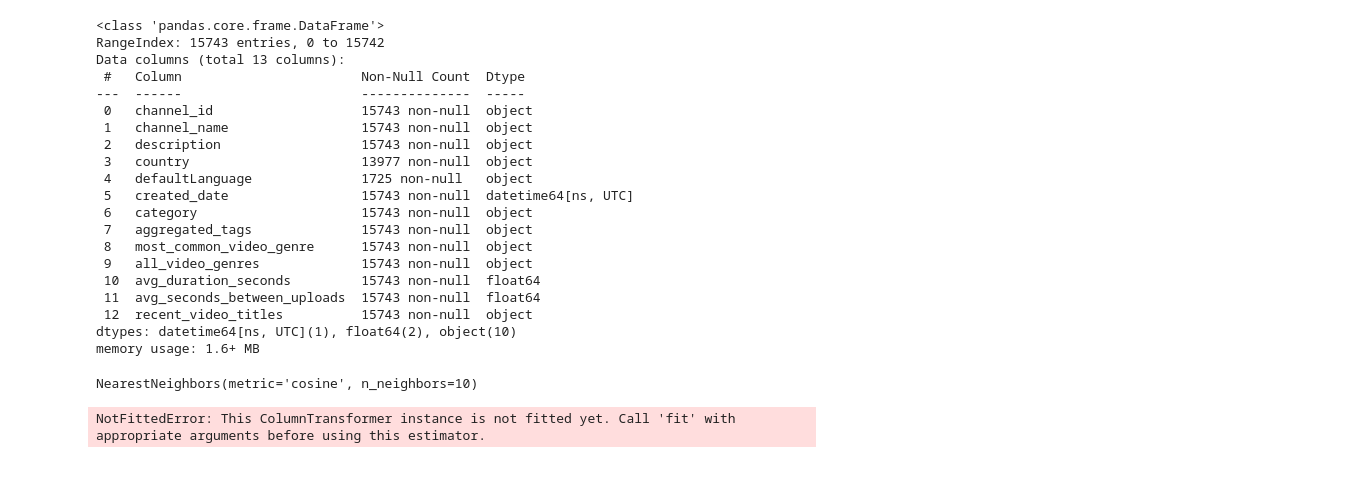
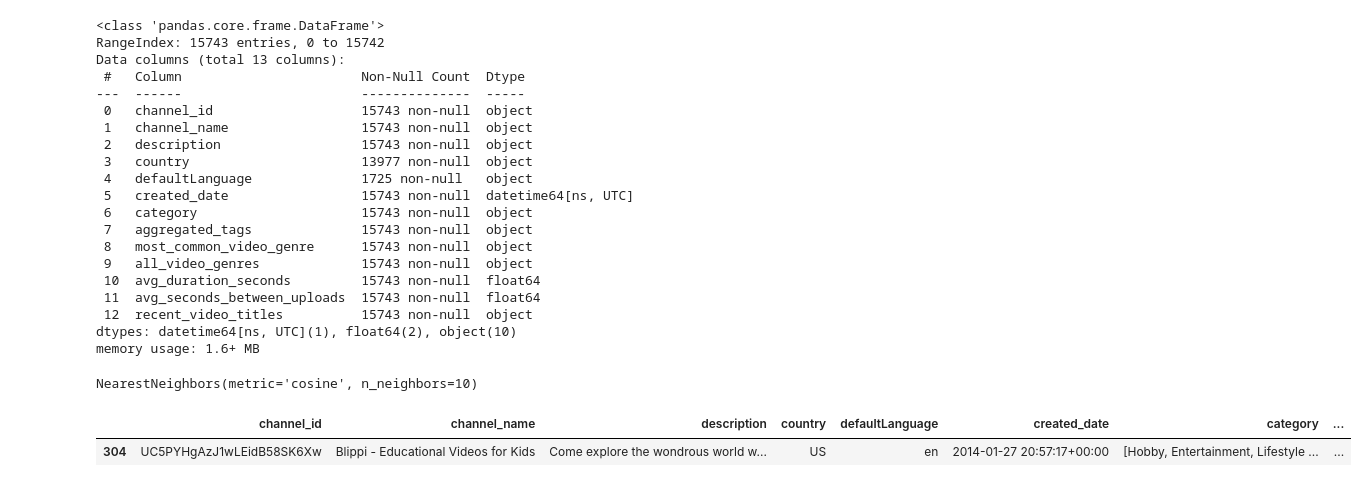
Before and after one commit to ricd99/ytrec, a Jupyter notebook: notebooks/EDA.ipynb, the cells around one changed output. Cells and saved outputs as stored; diff of their text form; code cells hidden in the pictures.

```diff
--- a/notebooks/EDA.ipynb
+++ b/notebooks/EDA.ipynb
@@ -373,5 +382,8 @@ NearestNeighbors(metric='cosine', n_neighbors=10)
 # %%
-new_channel = test_df.iloc[0]
-new_channel_pp = ct.transform(new_channel)
+new_channel = test_df.iloc[[0]]
+new_channel_pp = fitted_ct.transform(new_channel)
-# %% [output]
-NotFittedError: This ColumnTransformer instance is not fitted yet. Call 'fit' with appropriate arguments before using this estimator.
+# %%
+new_channel
+# %% [output]
+|  | channel_id | channel_name | description | country | defaultLanguage | created_date | category | ... |
+| 304 | UC5PYHgAzJ1wLEidB58SK6Xw | Blippi - Educational Videos for Kids | Come explore the wondrous world w... | US | en | 2014-01-27 20:57:17+00:00 | [Hobby, Entertainment, Lifestyle ... | ... |
```
Also changed, not shown: parts of 5 cells of this notebook, 1 other file.
